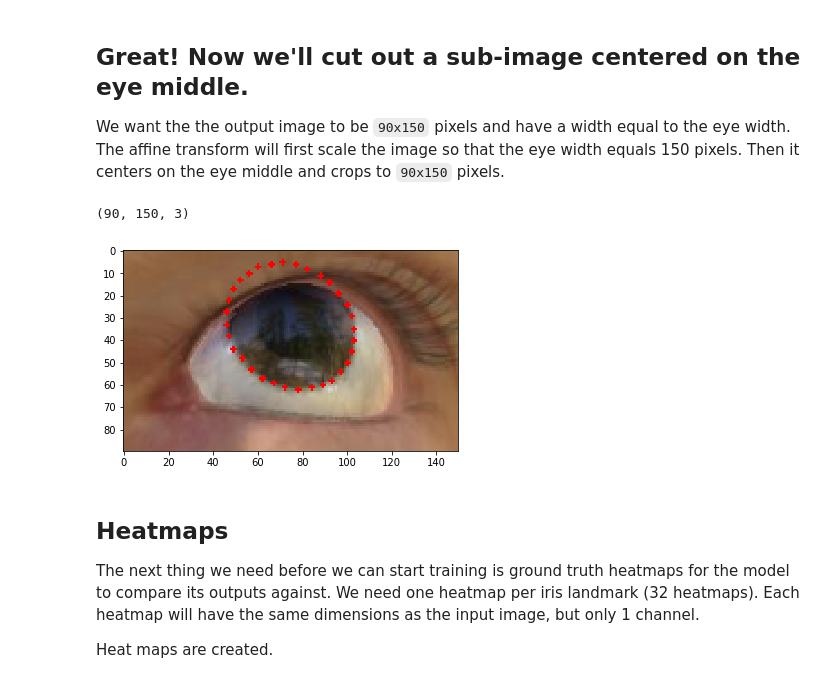
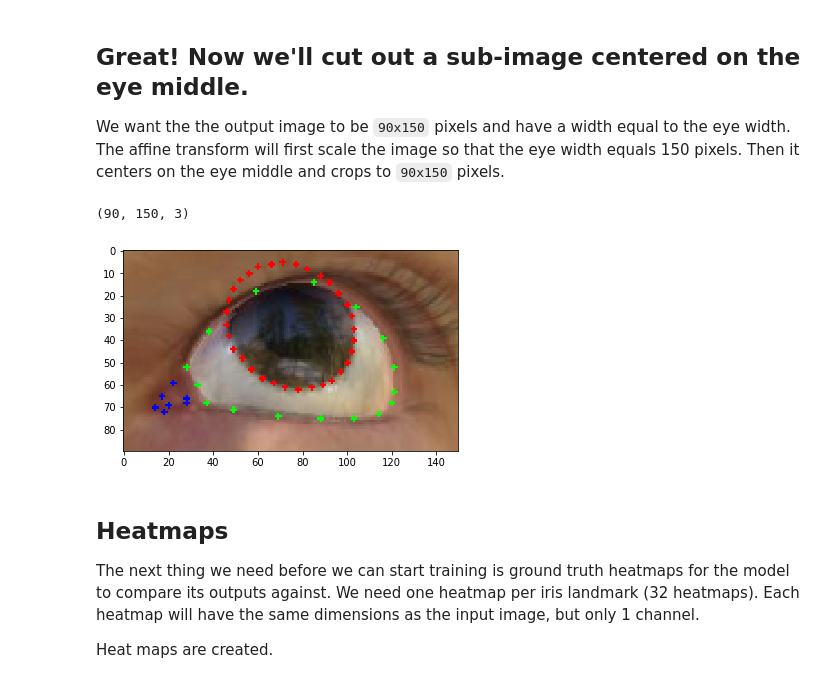
Before and after one commit to david-wb/gaze-estimation, a Jupyter notebook: explore_data.ipynb, the cells around one changed output. Saved outputs shown, nothing was run; the diff lists cells and outputs as text; code cells hidden in the pictures.

```diff
--- a/explore_data.ipynb
+++ b/explore_data.ipynb
@@ -120,34 +120,41 @@ def preprocess_unityeyes_image(img, json_data, oh=90, ow=150):
     transform[1, 1] = scale
 
     transform_inv = np.zeros((2, 3))
     transform_inv[:, 2] = -transform[:, 2]
     transform_inv[0, 0] = 1/scale
     transform_inv[1, 1] = 1/scale
 
     # Apply transforms
     eye = cv2.warpAffine(img, transform, (ow, oh))
     return {
         'img': eye,
         'transform': transform,
         'transform_inv': transform_inv,
         'radius': radius,
         'original_radius': original_eyeball_radius,
         'eye_middle': eye_middle
     }
 
 eye_entry = preprocess_unityeyes_image(img1, json_data)
 
 eye_img = eye_entry['img'].copy()
 transform = eye_entry['transform']
 for (x, y, z) in iris_landmarks:
     x, y = np.matmul(transform, [x, y, 1.0])
     eye_img = cv2.circle(eye_img, (int(x), int(y)), 1, color=(255, 0, 0), thickness=-1)
 
+for (x, y, z) in interior_landmarks:
+    x, y = np.matmul(transform, [x, y, 1.0])
+    eye_img = cv2.circle(eye_img, (int(x), int(y)), 1, color=(0, 255, 0), thickness=-1)
+
+for (x, y, z) in caruncle_landmarks:
+    x, y = np.matmul(transform, [x, y, 1.0])
+    eye_img = cv2.circle(eye_img, (int(x), int(y)), 1, color=(0, 0, 255), thickness=-1)
 plt.imshow(eye_img)
 print(eye_entry['img'].shape)
 # %% [output]
 (90, 150, 3)
-[figure, old version]
+[figure, new version]
 # %% [markdown]
 ## Heatmaps
 The next thing we need before we can start training is ground truth heatmaps for the model to compare its outputs against. We need one heatmap per iris landmark (32 heatmaps). Each heatmap will have the same dimensions as the input image, but only 1 channel.
```
Also changed, not shown: 1 other file.
